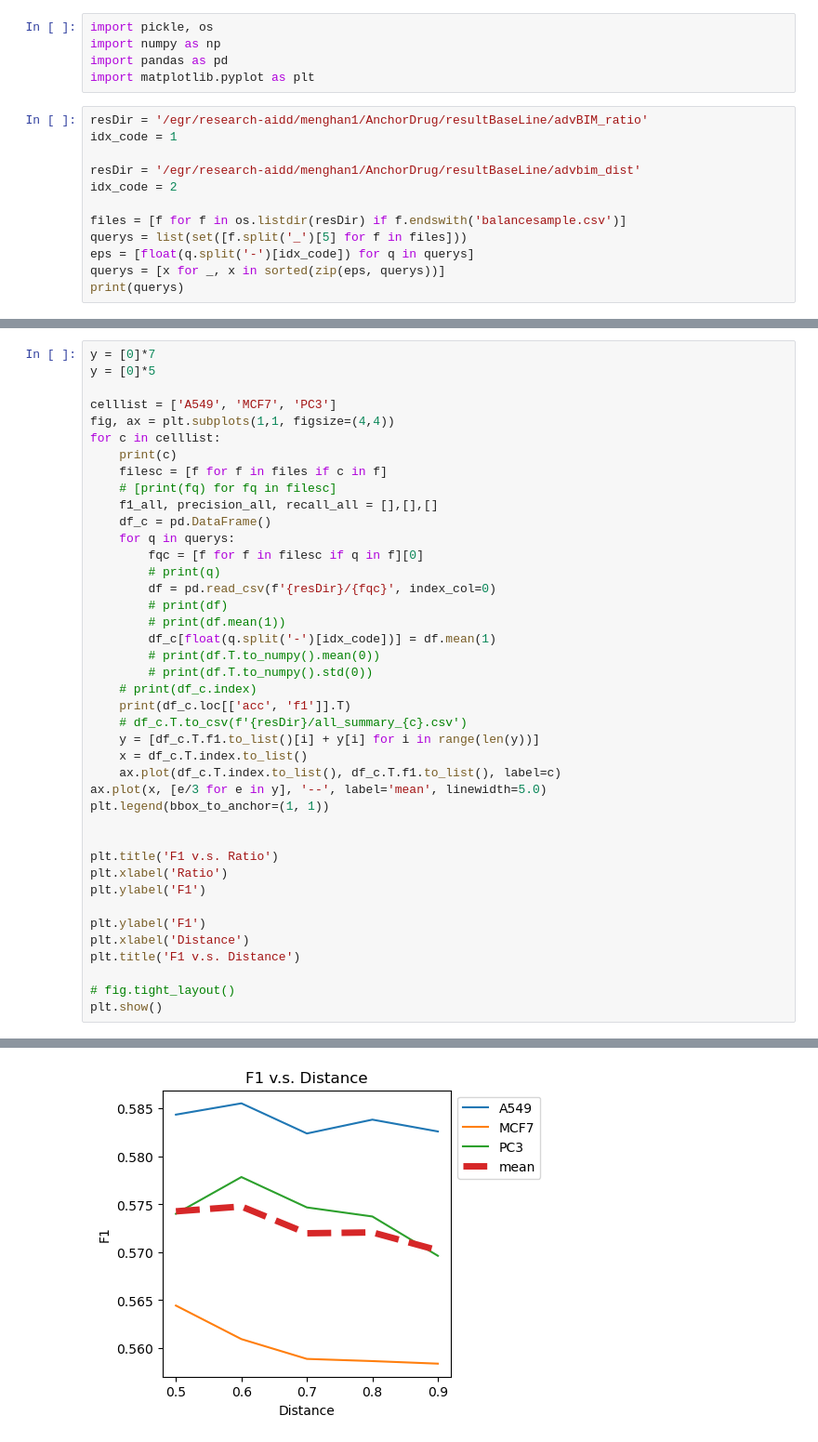
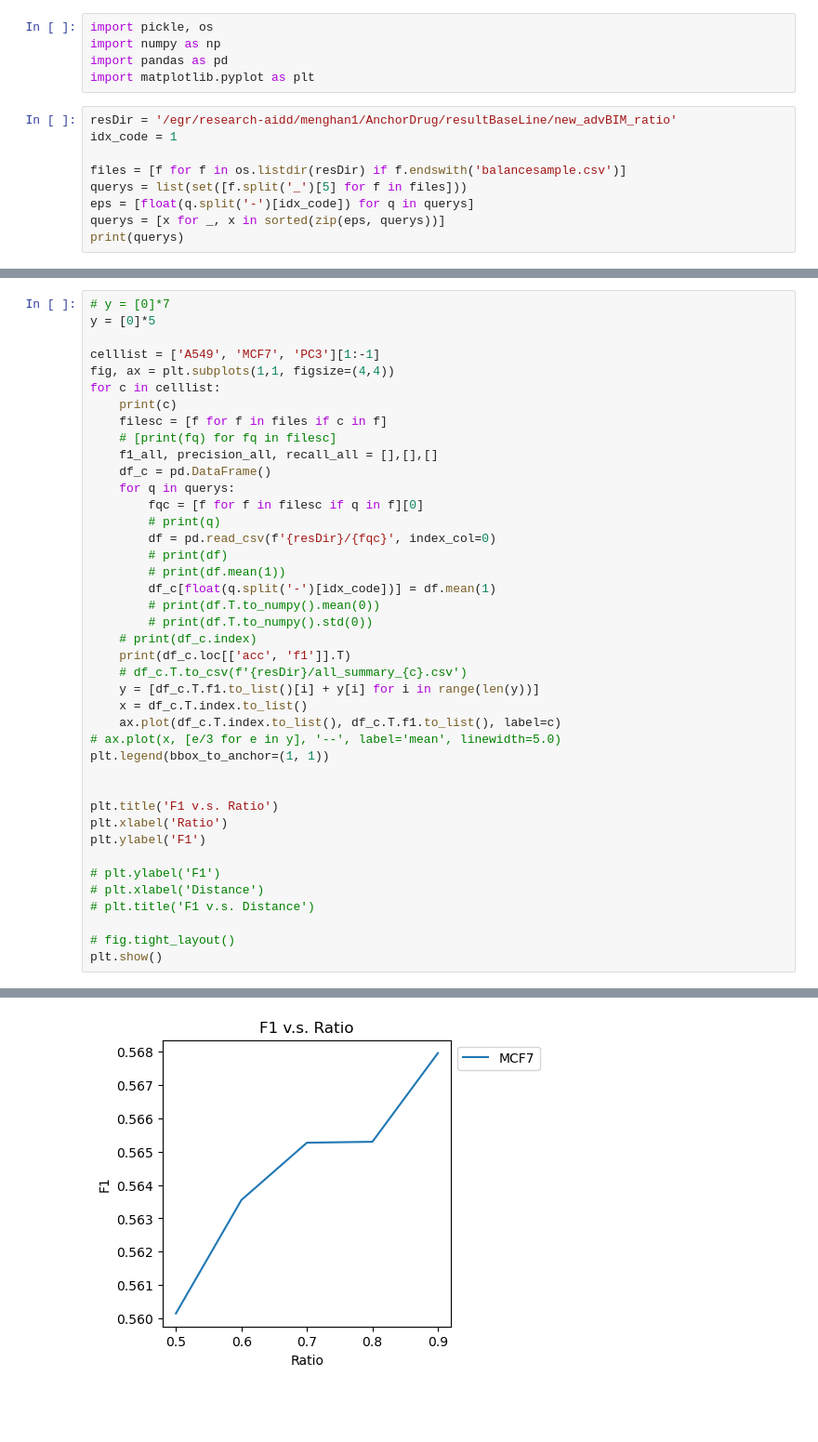
Before and after one commit to dearhannah/AnchorDrug_official, a Jupyter notebook: DataAnalysis/advBIM_baseline_compare.ipynb, the cells around one changed output, grey strips where cells are left out. Shown at 93% size. Cells and saved outputs as stored; diff of their text form; blank space fills up the shorter version.

```diff
--- a/DataAnalysis/advBIM_baseline_compare.ipynb
+++ b/DataAnalysis/advBIM_baseline_compare.ipynb
@@ -4,11 +4,8 @@ import numpy as np
 import pandas as pd
 import matplotlib.pyplot as plt
 # %%
-resDir = '/egr/research-aidd/menghan1/AnchorDrug/resultBaseLine/advBIM_ratio'
+resDir = '/egr/research-aidd/menghan1/AnchorDrug/resultBaseLine/new_advBIM_ratio'
 idx_code = 1
-
-resDir = '/egr/research-aidd/menghan1/AnchorDrug/resultBaseLine/advbim_dist'
-idx_code = 2
 
 files = [f for f in os.listdir(resDir) if f.endswith('balancesample.csv')]
 querys = list(set([f.split('_')[5] for f in files]))
@@ -20,8 +17,8 @@ print(querys)
 # %%
-y = [0]*7
+# y = [0]*7
 y = [0]*5
 
-celllist = ['A549', 'MCF7', 'PC3']
+celllist = ['A549', 'MCF7', 'PC3'][1:-1]
 fig, ax = plt.subplots(1,1, figsize=(4,4))
 for c in celllist:
     print(c)
@@ -44,7 +41,7 @@ for c in celllist:
     y = [df_c.T.f1.to_list()[i] + y[i] for i in range(len(y))]
     x = df_c.T.index.to_list()
     ax.plot(df_c.T.index.to_list(), df_c.T.f1.to_list(), label=c)
-ax.plot(x, [e/3 for e in y], '--', label='mean', linewidth=5.0)
+# ax.plot(x, [e/3 for e in y], '--', label='mean', linewidth=5.0)
 plt.legend(bbox_to_anchor=(1, 1))
 
 
@@ -52,9 +49,9 @@ plt.title('F1 v.s. Ratio')
 plt.xlabel('Ratio')
 plt.ylabel('F1')
 
-plt.ylabel('F1')
-plt.xlabel('Distance')
-plt.title('F1 v.s. Distance')
+# plt.ylabel('F1')
+# plt.xlabel('Distance')
+# plt.title('F1 v.s. Distance')
 
 # fig.tight_layout()
 plt.show()
@@ -79 +66 @@ MCF7
-[figure, old version]
+[figure, new version]
```
Also changed, not shown: parts of 2 cells of this notebook, 3 other files.
